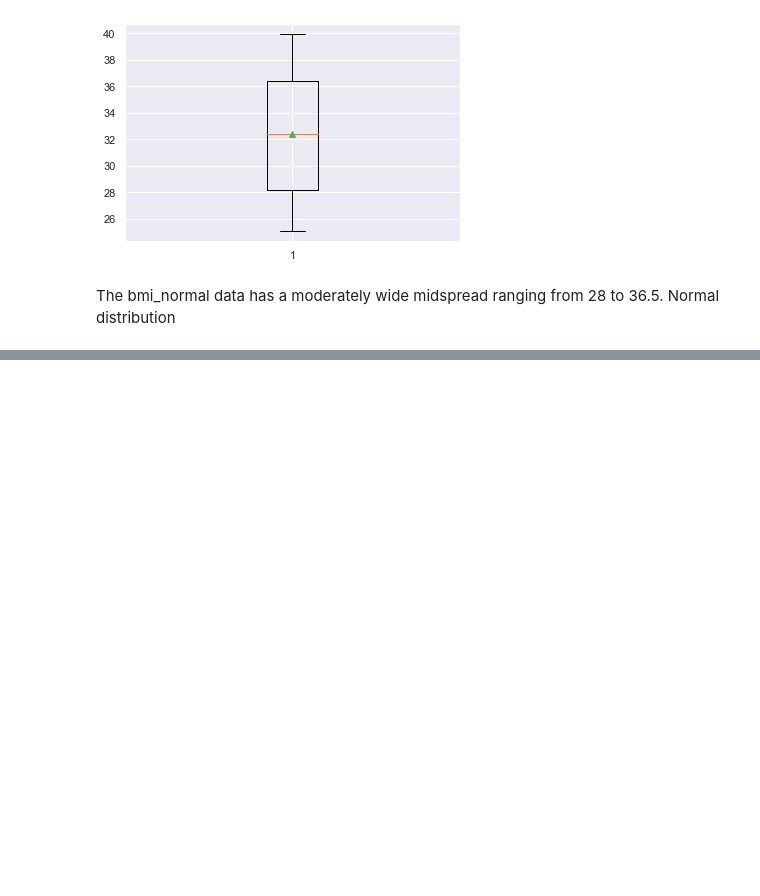
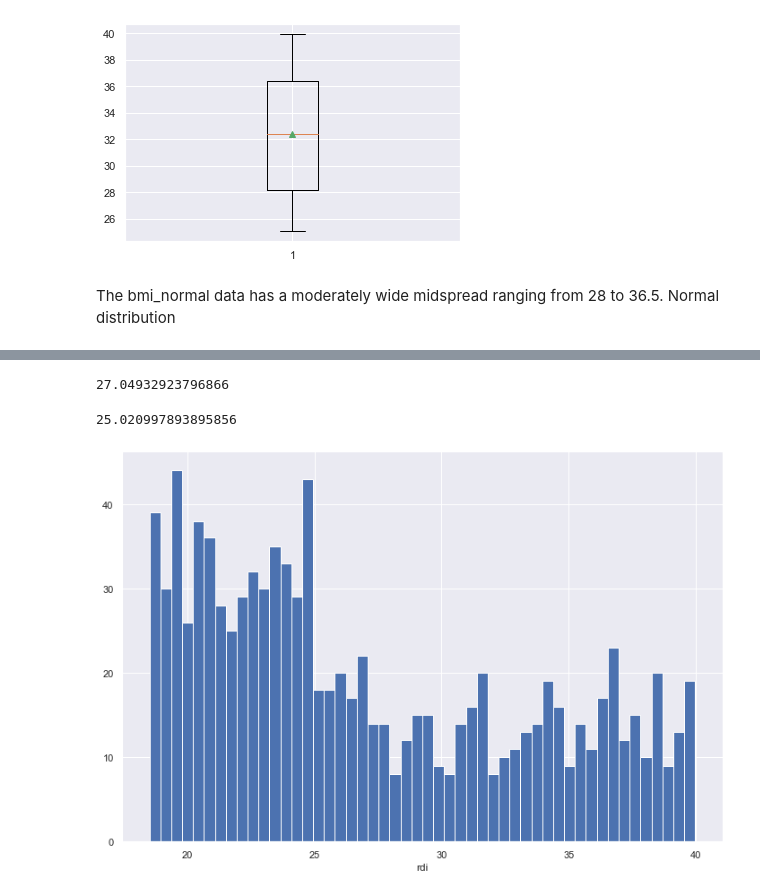
Before and after one commit to oprinceisaac/Data-Set-Simulation, a Jupyter notebook: Data-Set-Simulation.ipynb, the cells around one changed output, grey strips where cells are left out. Drawn from its saved outputs; the diff is of its cells as text; code cells hidden in the pictures; blank space fills up the shorter version.

```diff
--- a/Data-Set-Simulation.ipynb
+++ b/Data-Set-Simulation.ipynb
@@ -288,0 +294,3 @@ The bmi_normal data has a moderately wide midspread ranging from 28 to 36.5. Nor
+# %%
+bmi = np.concatenate ((bmi_normal, bmi_obese), axis=None)
+bmi
@@ -288,0 +315,15 @@ The bmi_normal data has a moderately wide midspread ranging from 28 to 36.5. Nor
+# %%
+np.mean(bmi)
+# %% [output]
+27.04932923796866
+# %%
+np.median(bmi)
+# %% [output]
+25.020997893895856
+# %%
+plt.figure(figsize=(12,8), facecolor='w', edgecolor='k', clear='True')
+plt.hist(bmi, bins=50)
+plt.xlabel('rdi')
+plt.show()
+# %% [output]
+[figure, added]
```
Also changed, not shown: parts of 14 cells of this notebook, 1 other file.
